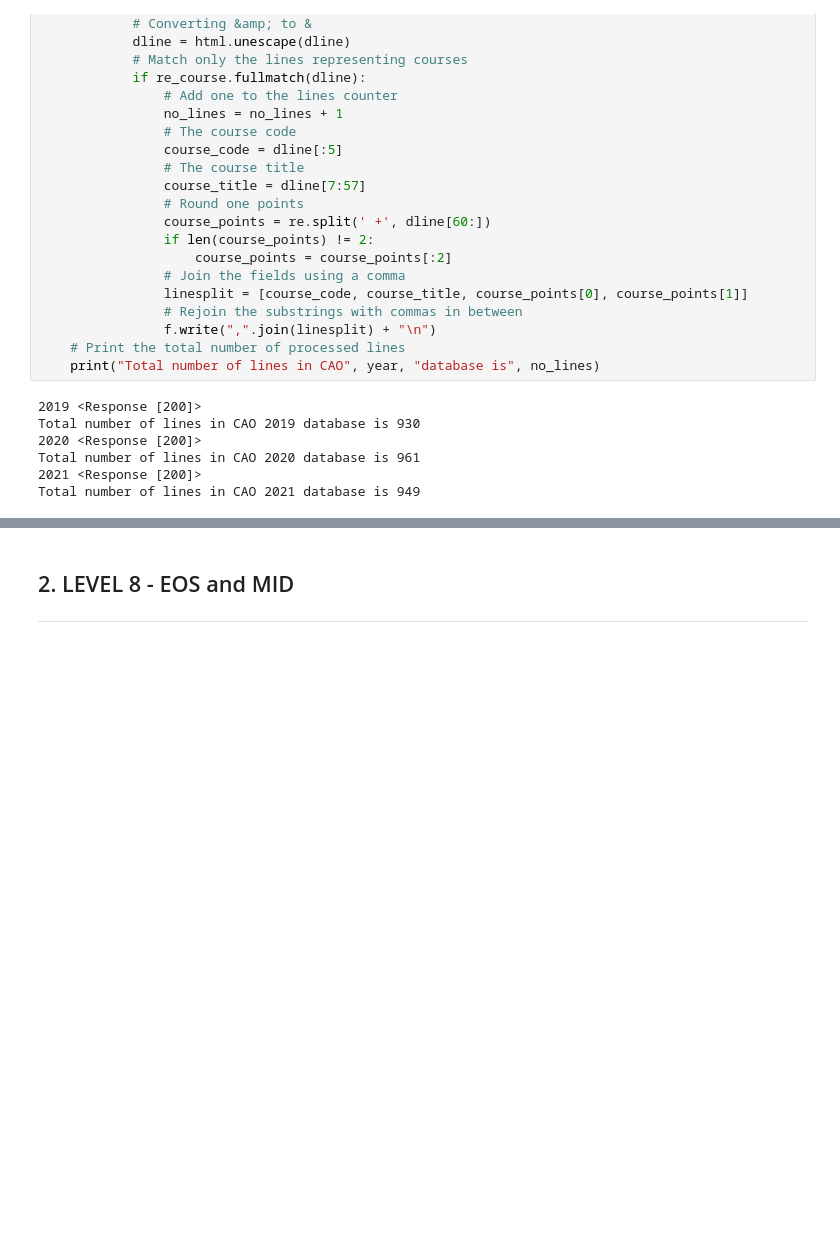
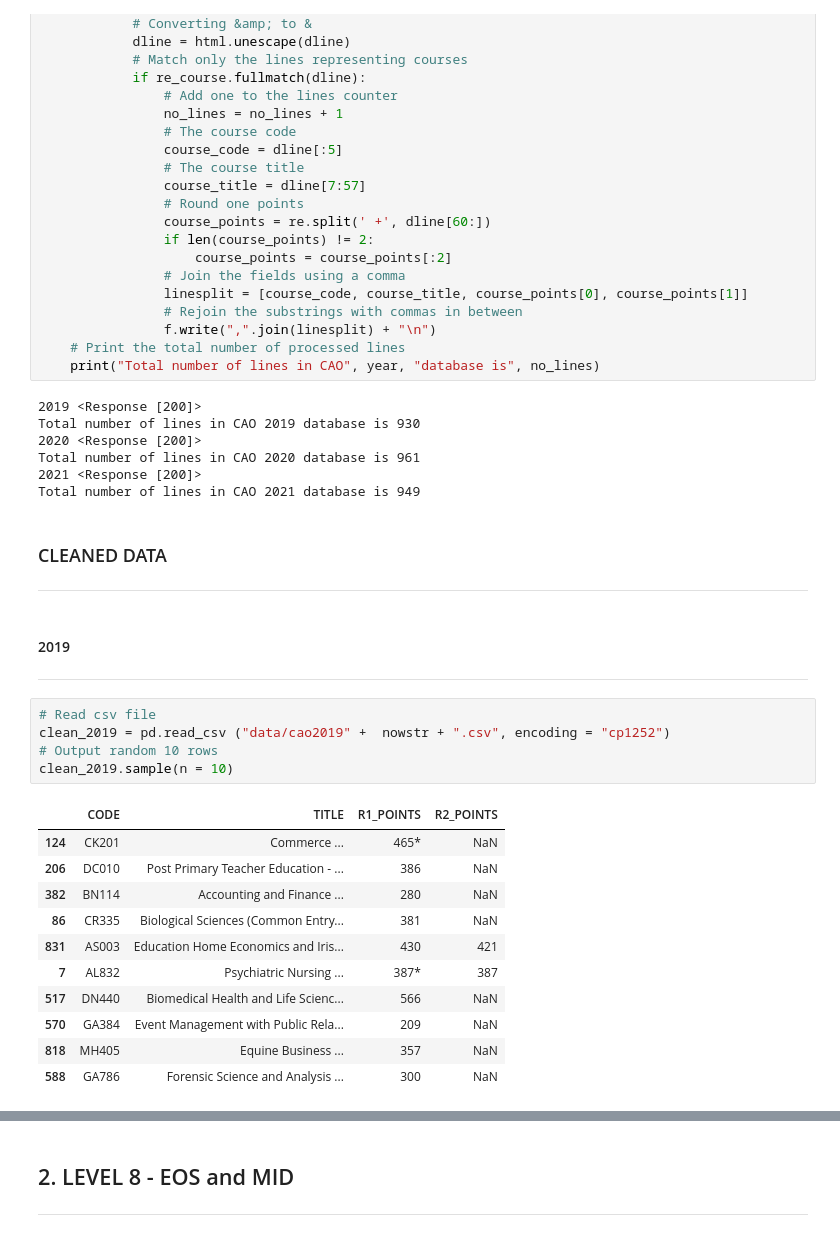
Before and after one commit to AnteDujic/Fundamentals-of-Data-Analysis, a Jupyter notebook: cao.ipynb, the cells around one changed output, grey strips where cells are left out. Cells and saved outputs as stored; diff of their text form; blank space fills up the shorter version.

```diff
--- a/cao.ipynb
+++ b/cao.ipynb
@@ -181,3 +179,26 @@ Total number of lines in CAO 2019 database is 930
 Total number of lines in CAO 2020 database is 961
 2021 <Response [200]>
 Total number of lines in CAO 2021 database is 949
+# %% [markdown]
+### CLEANED DATA
+***
+# %% [markdown]
+#### 2019
+***
+# %%
+# Read csv file
+clean_2019 = pd.read_csv ("data/cao2019" +  nowstr + ".csv", encoding = "cp1252")
+# Output random 10 rows
+clean_2019.sample(n = 10)
+# %% [output]
+|  | CODE | TITLE | R1_POINTS | R2_POINTS |
+| 124 | CK201 | Commerce ... | 465* | NaN |
+| 206 | DC010 | Post Primary Teacher Education - ... | 386 | NaN |
+| 382 | BN114 | Accounting and Finance ... | 280 | NaN |
+| 86 | CR335 | Biological Sciences (Common Entry... | 381 | NaN |
+| 831 | AS003 | Education Home Economics and Iris... | 430 | 421 |
+| 7 | AL832 | Psychiatric Nursing ... | 387* | 387 |
+| 517 | DN440 | Biomedical Health and Life Scienc... | 566 | NaN |
+| 570 | GA384 | Event Management with Public Rela... | 209 | NaN |
+| 818 | MH405 | Equine Business ... | 357 | NaN |
+| 588 | GA786 | Forensic Science and Analysis ... | 300 | NaN |
```
Also changed, not shown: parts of 55 cells of this notebook, 33 other files.
